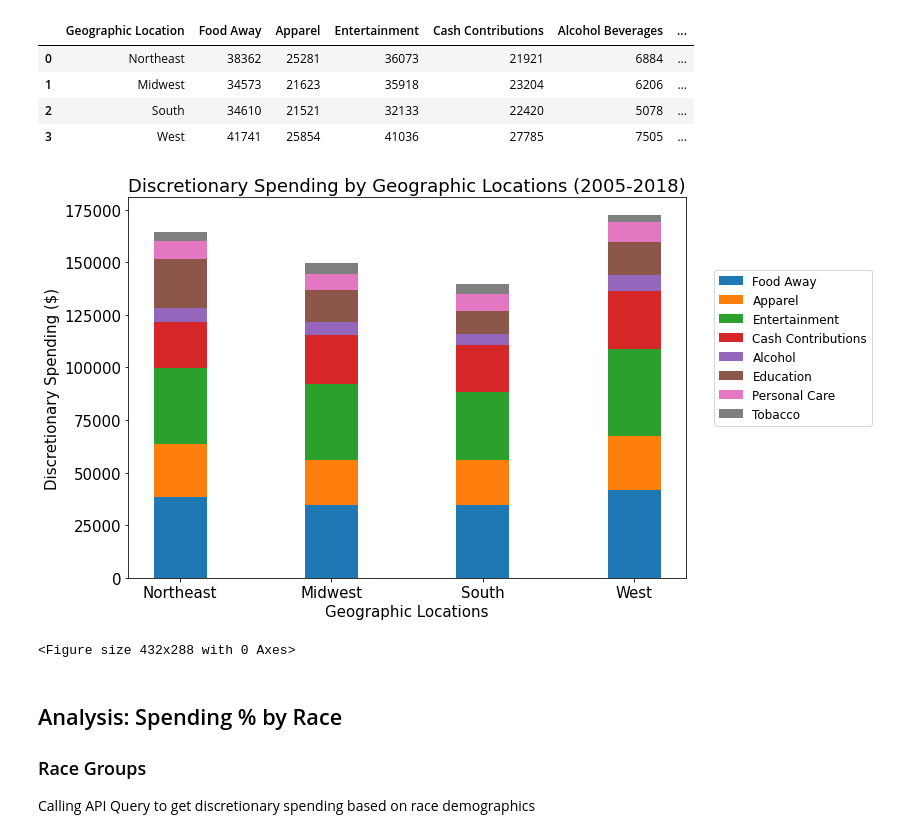
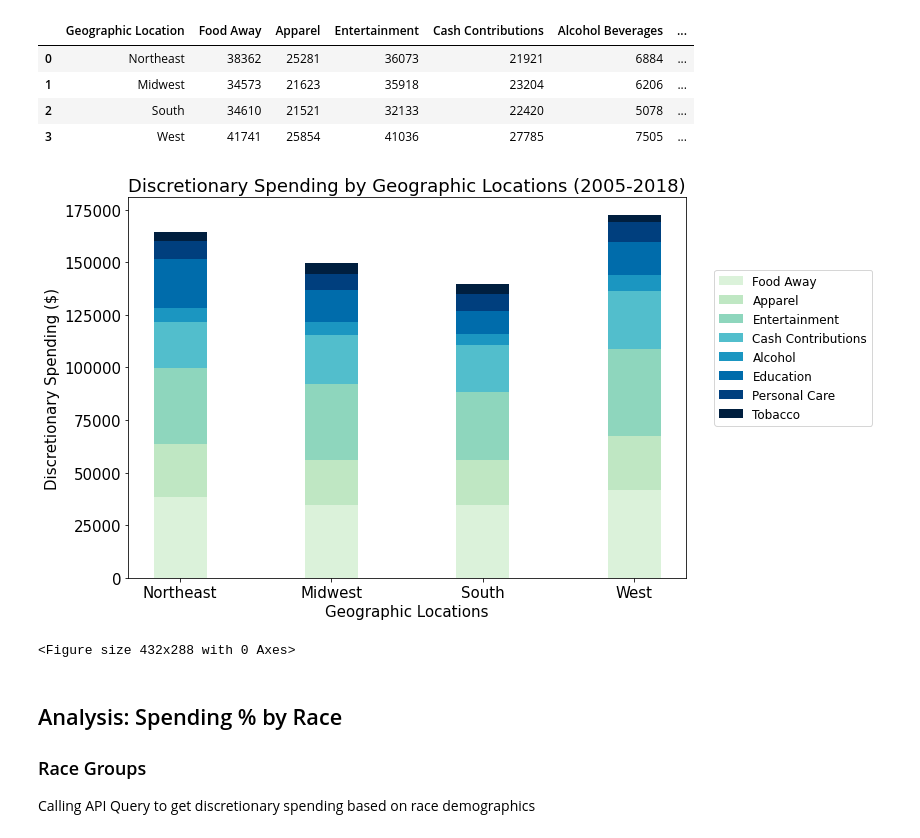
Before and after one commit to joshcoronel/discretionary-spending, a Jupyter notebook: Project_1_main.ipynb, the cells around one changed output. Cells and saved outputs as stored; diff of their text form; code cells hidden in the pictures.

```diff
--- a/Project_1_main.ipynb
+++ b/Project_1_main.ipynb
@@ -509,42 +510,42 @@ apparel = geo_df.iloc[:,2]
 entertainment = geo_df.iloc[:,3]
 cash_contributions = geo_df.iloc[:,4]
 alcohol_bev = geo_df.iloc[:,5]
 education = geo_df.iloc[:,6]
 personal_care = geo_df.iloc[:,7]
 tobacco = geo_df.iloc[:,8]
 
 
 # Create a variable for the index, which will generate the index for the graph
 
 indx = np.arange(len(geo_df))
 
 # Height needs to match what you're graphing, and last bottom matches the previous line's height
 
 plt.figure(figsize= (10,7))
 
-graphfaway = plt.bar(x=indx, height=food_away, width=0.35 , label = 'Food Away')
-graphapparel = plt.bar(x=indx, height=apparel, width=0.35, bottom = food_away, label = 'Apparel')
-graphentertainment = plt.bar(x=indx, height=entertainment, width=0.35, bottom = food_away + apparel , label = 'Entertainment')
-graphcashcont = plt.bar(x=indx, height=cash_contributions, width=0.35, bottom = food_away + apparel + entertainment , label = 'Cash Contributions')
-graphalcohol = plt.bar(x=indx, height=alcohol_bev, width=0.35, bottom = food_away + apparel + entertainment + cash_contributions, label = 'Alcohol')
-grapheducation = plt.bar(x=indx, height=education, width=0.35, bottom = food_away + apparel + entertainment + cash_contributions + alcohol_bev, label = 'Education')
-graphperscare = plt.bar(x=indx, height=personal_care, width=0.35, bottom = food_away + apparel + entertainment + cash_contributions + alcohol_bev + education, label = 'Personal Care')
-graphtobacco = plt.bar(x=indx, height=tobacco, width=0.35, bottom = food_away + apparel + entertainment + cash_contributions + alcohol_bev + education + personal_care, label = 'Tobacco')
+graphfaway = plt.bar(x=indx, height=food_away, width=0.35 , label = 'Food Away', color = "#dbf2da")
+graphapparel = plt.bar(x=indx, height=apparel, width=0.35, bottom = food_away, label = 'Apparel', color = '#bfe7c3')
+graphentertainment = plt.bar(x=indx, height=entertainment, width=0.35, bottom = food_away + apparel , label = 'Entertainment', color = '#8ed6bd')
+graphcashcont = plt.bar(x=indx, height=cash_contributions, width=0.35, bottom = food_away + apparel + entertainment , label = 'Cash Contributions', color = '#52becc')
+graphalcohol = plt.bar(x=indx, height=alcohol_bev, width=0.35, bottom = food_away + apparel + entertainment + cash_contributions, label = 'Alcohol', color = '#1b96c1')
+grapheducation = plt.bar(x=indx, height=education, width=0.35, bottom = food_away + apparel + entertainment + cash_contributions + alcohol_bev, label = 'Education', color = '#006cab')
+graphperscare = plt.bar(x=indx, height=personal_care, width=0.35, bottom = food_away + apparel + entertainment + cash_contributions + alcohol_bev + education, label = 'Personal Care', color = '#003f7e')
+graphtobacco = plt.bar(x=indx, height=tobacco, width=0.35, bottom = food_away + apparel + entertainment + cash_contributions + alcohol_bev + education + personal_care, label = 'Tobacco', color = '#001F3F' )
 
 
 plt.xlabel('Geographic Locations')
 plt.ylabel('Discretionary Spending ($)')
 
 # Create the ticks
 
 plt.xticks(indx,geography)
 plt.title('Discretionary Spending by Geographic Locations (2005-2018)')
 plt.legend(fontsize = 12, loc = (1.05, 0.4))
 
 plt.show()
 plt.savefig('Images/spend_by_geo.png')
 # %% [output]
-[figure, old version]
+[figure, new version]
 <Figure size 432x288 with 0 Axes>
 # %% [markdown]
 ## Analysis: Spending % by Race
```
Also changed, not shown: parts of 6 cells of this notebook.
